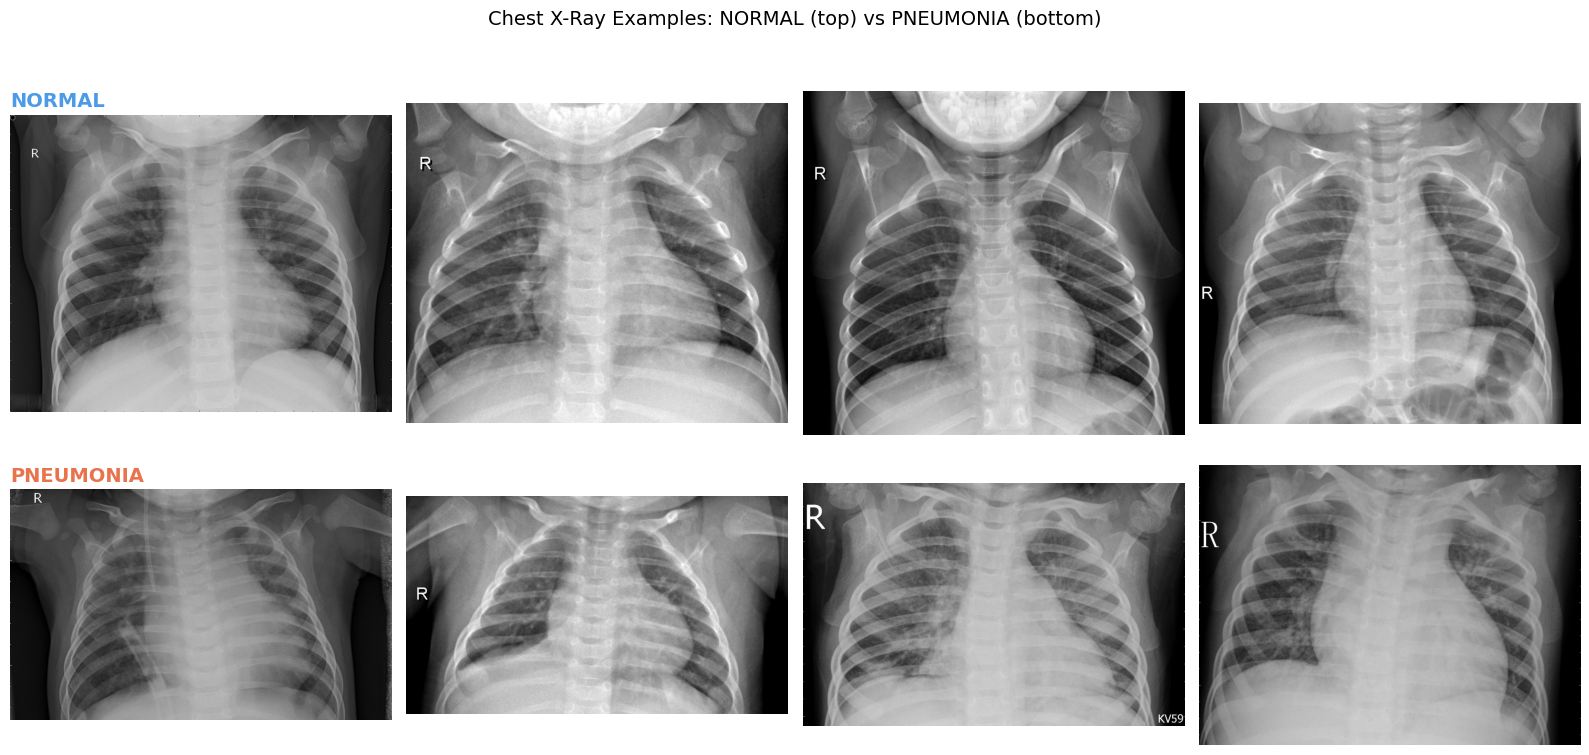
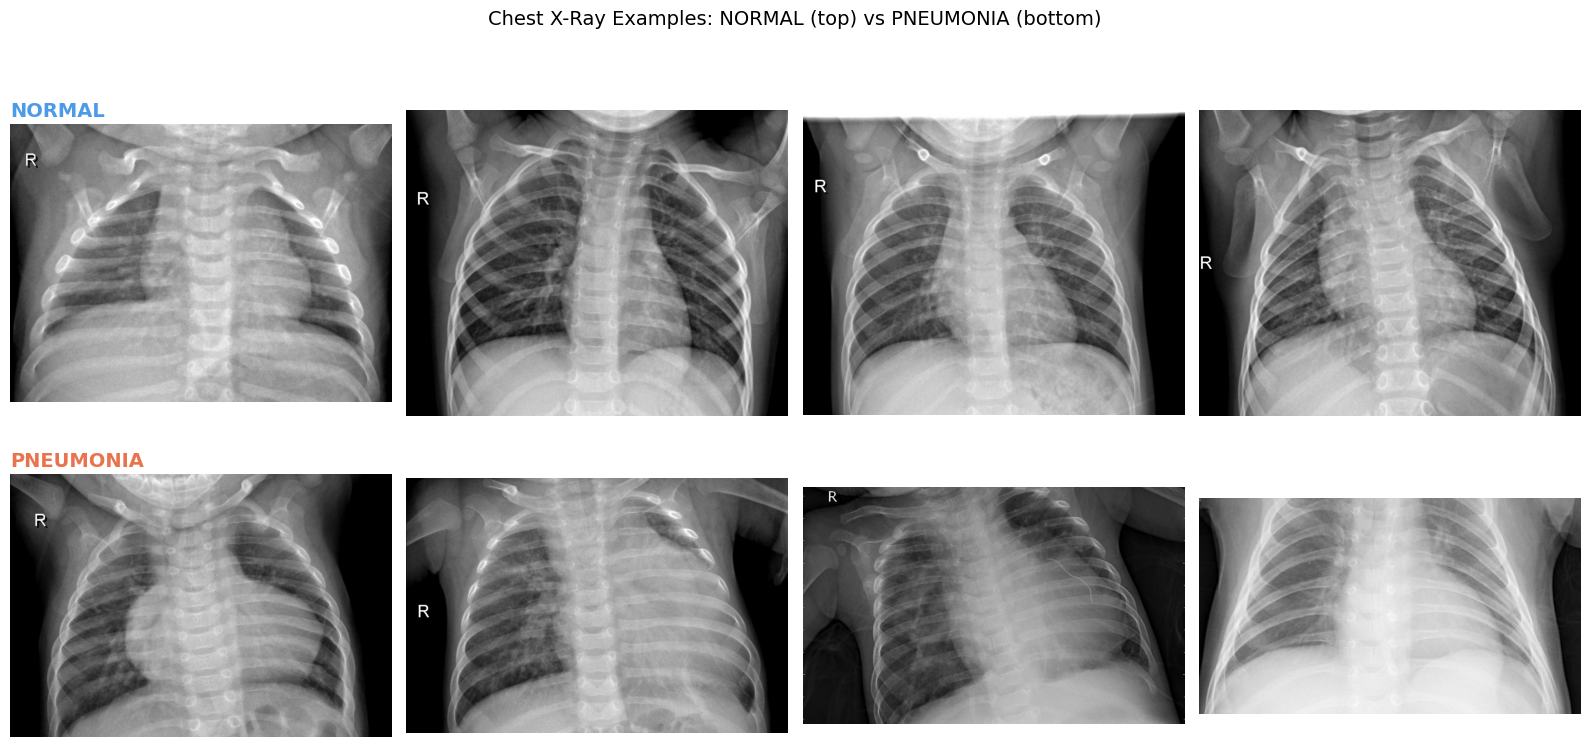
The change to this notebook cell's code, shown as a diff; its figure went from the first image to the second:
--- before
+++ after
@@ -16,4 +16,4 @@
 fig.suptitle("Chest X-Ray Examples: NORMAL (top) vs PNEUMONIA (bottom)", fontsize=14, y=1.01)
 plt.tight_layout()
-plt.savefig("figures/xray_examples.png", dpi=150, bbox_inches="tight")
+# plt.savefig("figures/xray_examples.png", dpi=150, bbox_inches="tight")
 plt.show()

Commit: part 2 question 5 code